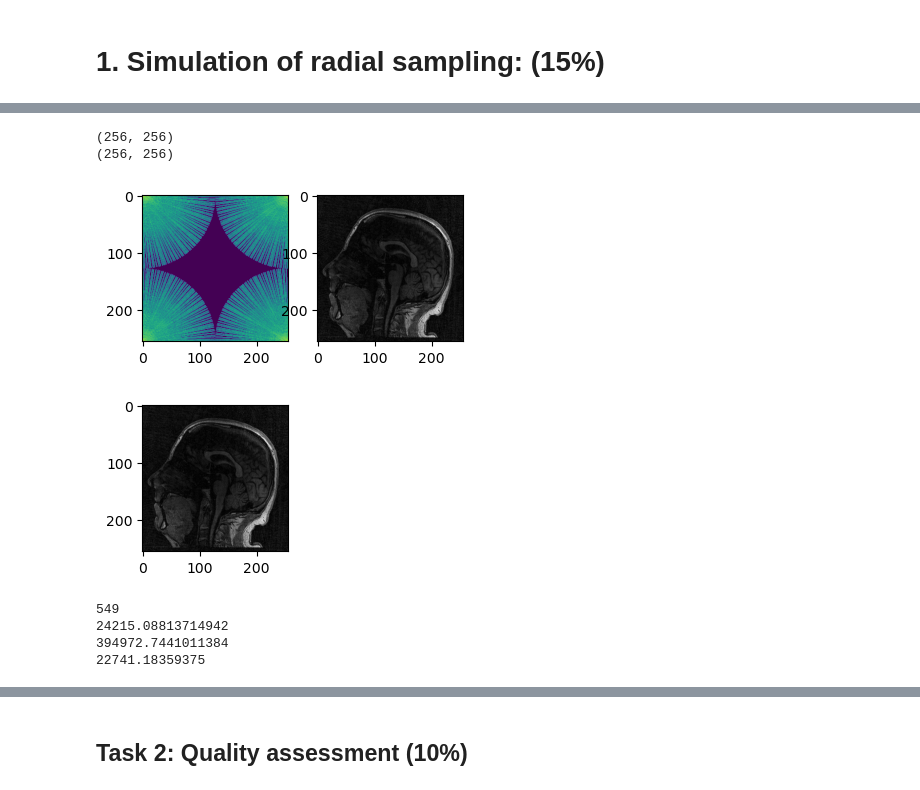
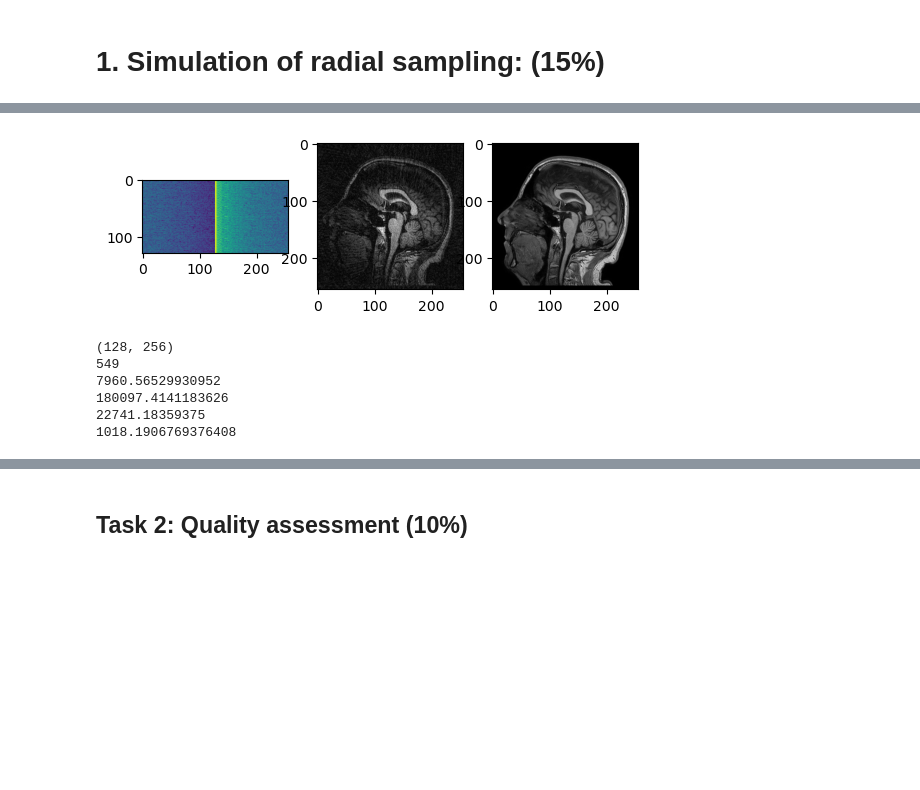
Before and after one commit to lassestahnke/HL2027_recon, a Jupyter notebook: HL2027_project_1.ipynb, the cells around one changed output, grey strips where cells are left out. Saved outputs shown, nothing was run; the diff lists cells and outputs as text; code cells hidden in the pictures; blank space fills up the shorter version.

```diff
--- a/HL2027_project_1.ipynb
+++ b/HL2027_project_1.ipynb
@@ -41,38 +58,55 @@ sp.plot.ScatterPlot(coord)
 # %%
 #new_fft = np.zeros_like(fft_t1_slice)
 #new_fft[coord[:,:,1],coord[:,:,0]] = fft_t1_slice[coord[:,:,1],coord[:,:,0]]
-new_fft = sp.interpolate(fft_t1_slice, coord)
+#fft_t1_slice /= abs(fft_t1_slice).max()
+#fft_t1_slice = np.ones((256, 256))
+
+coord = sp.mri.radial((spikes,256,2),(256,256))
+#new_fft = sp.interpolate(fft_t1_slice, coord + 256/2)
+new_fft = sp.interpolate(fft_t1_slice, coord + 256/2)
 dcf = (coord[..., 0]**2 + coord[..., 1]**2)**0.5
+grd = sp.gridding(new_fft * dcf, coord, shape=(256, 256), param=2)
+#grd = sp.gridding(new_fft, coord, shape=(256, 256))
 
-grd = sp.gridding(new_fft*dcf, coord, shape=(256, 256))
-print(grd.shape)
 
-new_ifft = sp.ifft(grd, center=False)
-print(new_ifft.shape)
+#new_fft = sp.interpolate(fft_t1_slice, coord2)
+#dcf = (coord[..., 0]**2 + coord2[..., 1]**2)**0.5
+#grd = sp.gridding(new_fft, coord2, shape=(256, 256))
+
+
+#grd = sp.gridding(new_fft, coord, shape=(256, 256))
+
+# normalize and scale to original fft
+#grd = (grd / grd.max()) * fft_t1_slice.max()
+
+new_ifft = sp.ifft(grd, center=True)
 plt.figure()
 plt.subplot(131)
-plt.imshow(np.log10(abs(grd)+1))
+plt.imshow(np.fft.fftshift(np.log10(abs(grd)+1)))
+plt.imshow(np.fft.fftshift(np.log10(abs(new_fft)+1)))
+#plt.imshow(dcf, cmap="gray")
 
 plt.subplot(132)
 plt.imshow(abs(new_ifft), cmap='gray')
+
+plt.subplot(133)
+#plt.imshow(abs(t1_slice - abs(new_ifft)), cmap='gray')
+plt.imshow(abs(t1_slice), cmap='gray')
 plt.show()
 
-plt.subplot(133)
-plt.imshow(abs(t1_slice - abs(new_ifft)), cmap='gray')
-plt.show()
-
+print(new_fft.shape)
 print(t1_slice.max())
 print(abs(new_ifft).max())
 print(abs(grd).max())
 print(abs(fft_t1_slice).max())
+print(np.mean(abs(t1_slice - abs(new_ifft))))
 # %% [output]
+[figure, new version]
-(256, 256)
-(256, 256)
+(128, 256)
+549
+7960.56529930952
+180097.4141183626
+22741.18359375
+1018.1906769376408
-[figure, old version]
-[figure, removed]
-549
-24215.08813714942
-394972.7441011384
-22741.18359375
 # %%
 # compute acceleration factor:
```
Also changed, not shown: parts of 6 cells of this notebook.
